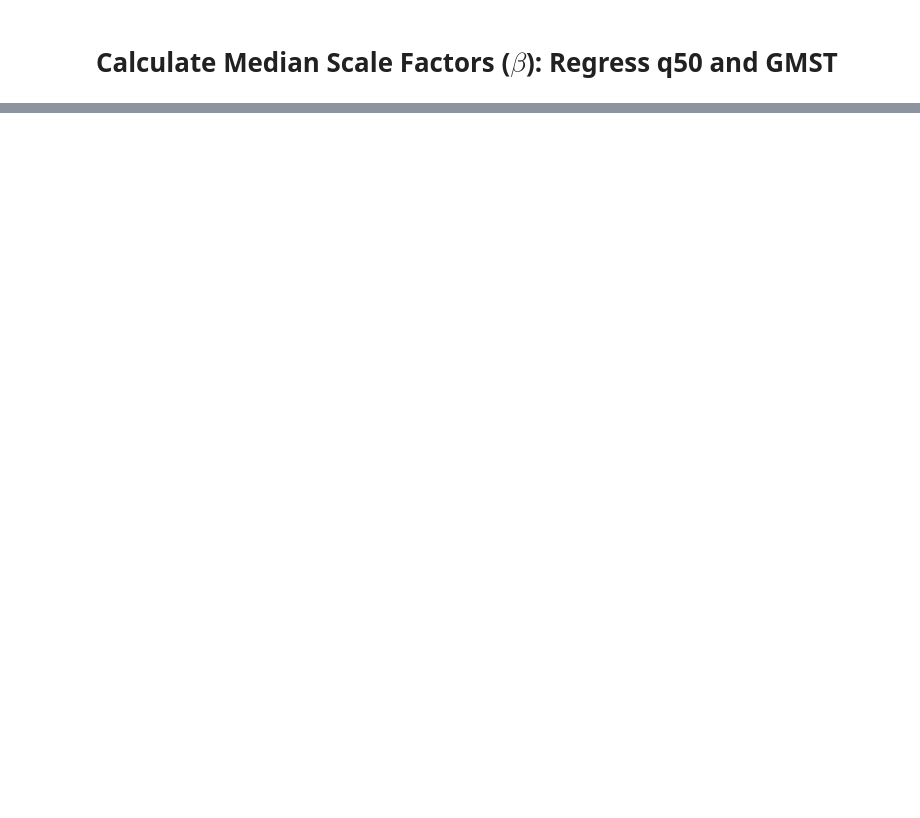
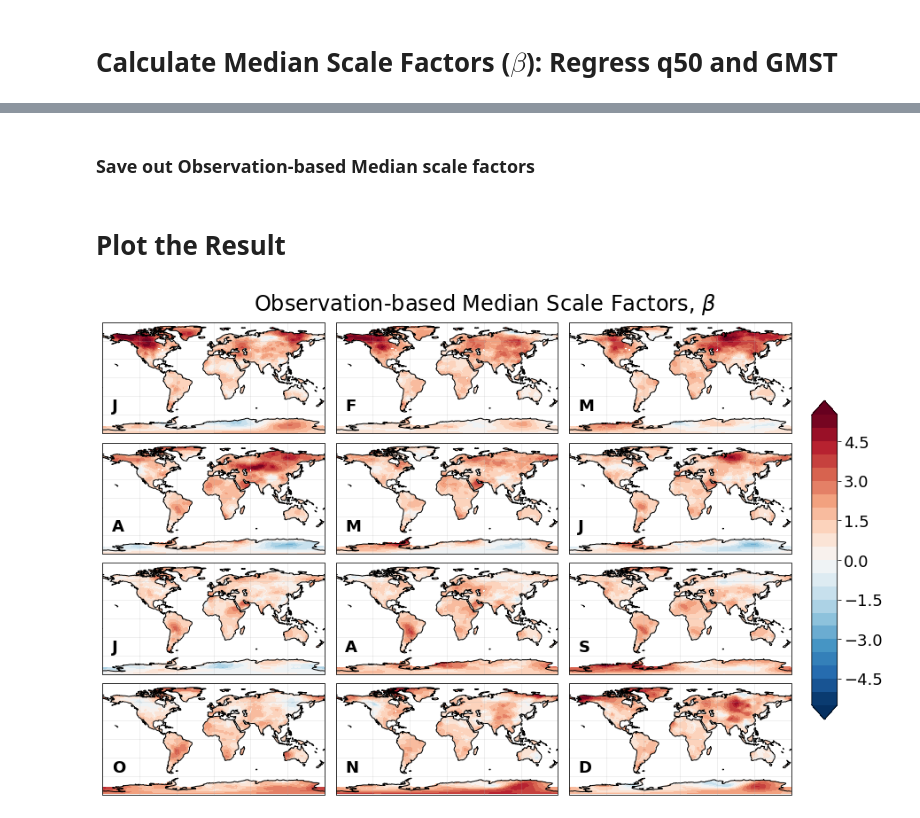
Before and after one commit to climatecentral/gilford22_attframework, a Jupyter notebook: MedianScaling_calculate_beta.ipynb, the cells around one changed output, grey strips where cells are left out. Saved outputs shown, nothing was run; the diff lists cells and outputs as text; code cells hidden in the pictures; blank space fills up the shorter version.

Commit message:
Median-scaling beta calculation

```diff
--- a/MedianScaling_calculate_beta.ipynb
+++ b/MedianScaling_calculate_beta.ipynb
@@ -79,3 +58,12 @@ Attributable minus Natural: +1.13C
+# %%
+# define the annual timeseries of GMST
+# slice to fit the range of the Berkeley data,
+# and reformat for regression below
+GMST_annual=(
+        GMST.groupby('time.year').mean().sel(year=slice(gmstperiod[0],gmstperiod[-1]))
+            .drop('year')
+            .rename({"year":"time"})
+        )
 # %% [markdown]
 ### Calculate and Store Monthly medians
 # %% [markdown]
@@ -121,7 +109,11 @@ q50=(
         .rename_dims({"year":"time"})
         .rename({"year":"time"})
     )
-# q50['TMAX'].attrs
+
+# add back in the attributes for maximum temperature
+q50['TMAX'].attrs=bddat['TMAX'].attrs
+
+# clean up
 del q50i
 # %% [output]
 mon index=1
@@ -139,0 +183,2 @@ We regress median maximum temperatures at every location (and for each month) ag
+# %% [markdown]
+### Save out Observation-based Median scale factors
@@ -139,0 +190,53 @@ We regress median maximum temperatures at every location (and for each month) ag
+# %% [markdown]
+# Plot the Result
+# %%
+# set up things for the plot
+fig=plt.figure(figsize=(16,10))
+monstr=['J','F','M','A','M','J','J','A','S','O','N','D']
+
+# loop over all of the months
+for mi in monthsi:
+
+    # get the name and load data
+    beta_m=beta_q50.sel(month=mi)['beta']
+
+    # wrap around the prime meridian before plotting
+    beta_m_cyc = util.xr_add_cyclic_point(beta_m, 'lon')
+
+    # plot the result
+    ax = plt.subplot(4, 3, mi, projection=ccrs.PlateCarree())
+
+    levs=np.arange(-5.5,5.5+0.5,0.5)
+    datp=ax.contourf(beta_m_cyc.lon,beta_m_cyc.lat,beta_m_cyc, \
+                      levels=levs, transform=ccrs.PlateCarree(),cmap='RdBu_r',\
+                      extend='both')
+
+    ax.coastlines()
+    ax.gridlines(alpha=0.25)
+
+    plt.xlabel('Longitude')
+    plt.ylabel('Latitude')
+
+    # add the month string
+    plt.text(-165,-53,monstr[mi-1],fontsize=18,fontweight='bold',transform=ccrs.PlateCarree())
+
+# adjust the white space between the subplots
+plt.subplots_adjust(wspace=0.05, hspace=0.)
+
+# make a single large colorbar
+fig.subplots_adjust(right=0.8)
+cbar_ax = fig.add_axes([0.82, 0.25, 0.025, 0.5])
+ticklabs = cbar_ax.get_yticklabels()
+cbar_ax.set_yticklabels(ticklabs, fontsize=18)
+fig.colorbar(datp, cax=cbar_ax)
+
+# write the full figure's title
+plt.suptitle(r'Observation-based Median Scale Factors, $\beta$', fontsize=24, y=0.92)
+
+plt.show()
+
+# save the plot out
+plot_save_name='figS3.pdf'
+fig.savefig(fig_si_savepath+plot_save_name, dpi=300, bbox_inches='tight')
+# %% [output]
+[figure, added]
```
Also changed, not shown: parts of 13 cells of this notebook, 3 other files.
